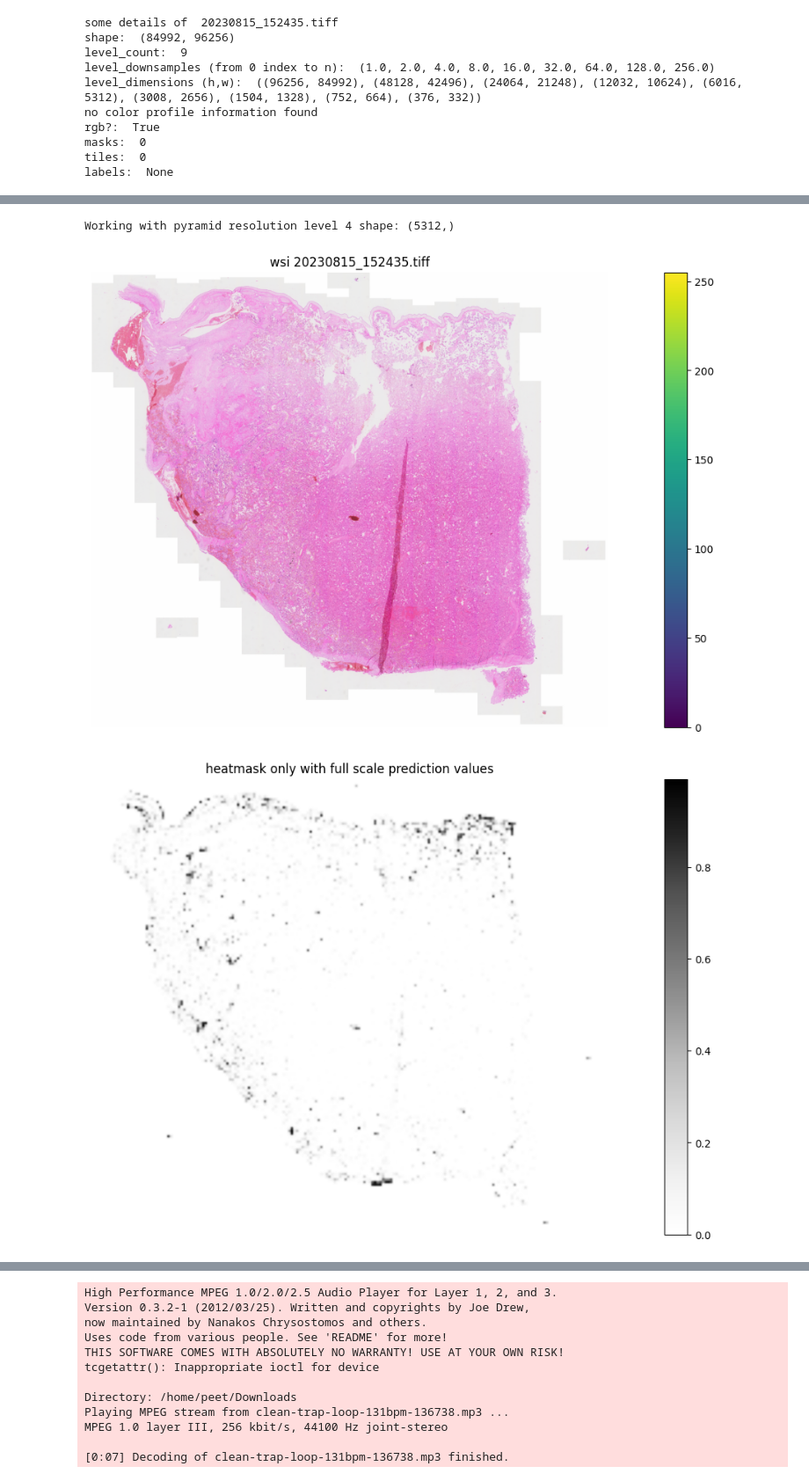
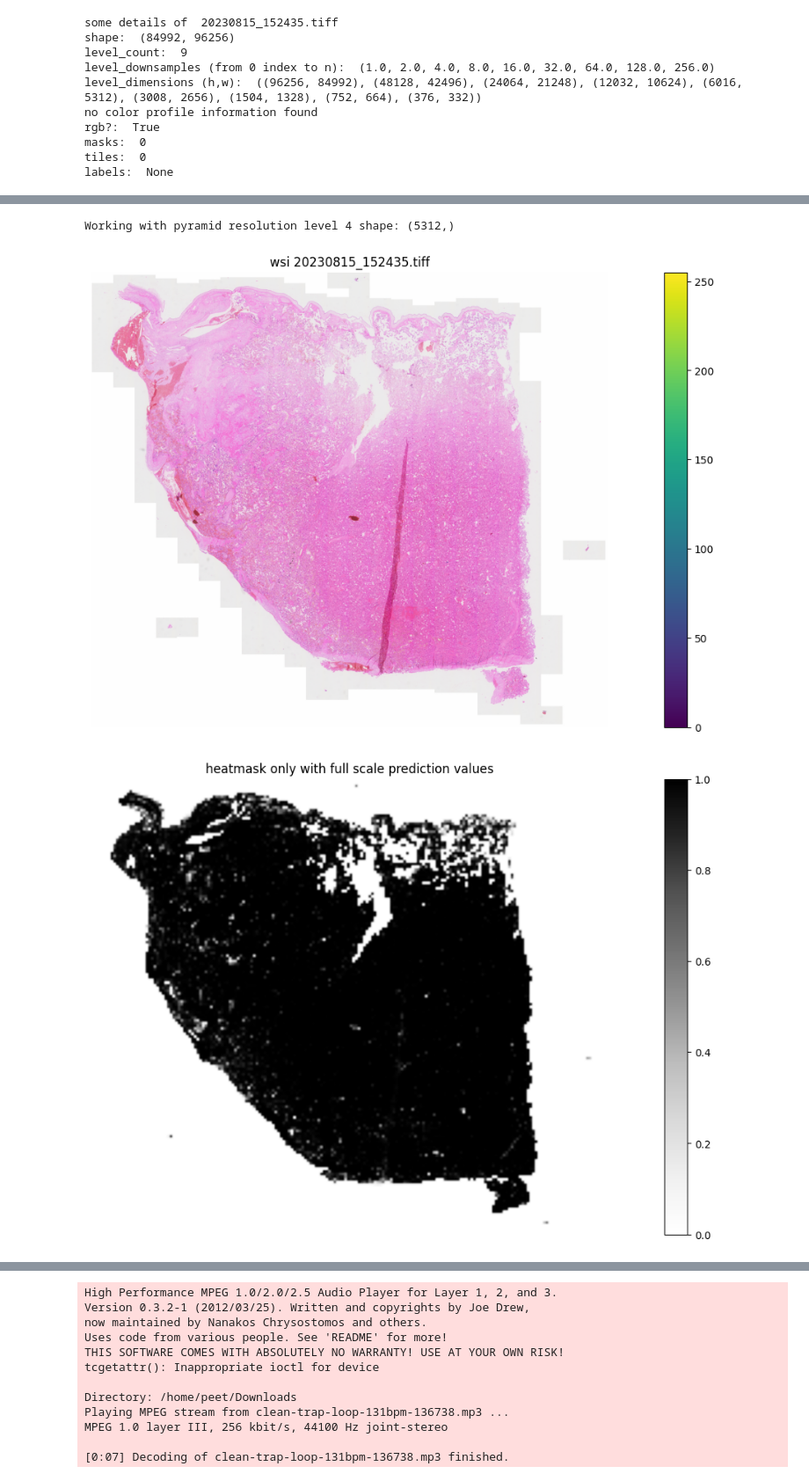
Before and after one commit to ph4s3r/cupid, a Jupyter notebook: slide-infer.ipynb, the cells around one changed output, grey strips where cells are left out. Shown at 88% size. Saved outputs shown, nothing was run; the diff lists cells and outputs as text; code cells hidden in the pictures.

Commit message:
infer 20230815_152435 with flipped classes

```diff
--- a/slide-infer.ipynb
+++ b/slide-infer.ipynb
@@ -110,6 +96,18 @@ rgb?:  True
 masks:  0
 tiles:  0
 labels:  None
+# %%
+# init tensorboard writer #
+###########################
+from torch.utils.tensorboard import SummaryWriter
+# tensorboard --logdir /mnt/bigdata/placenta/tensorboard_data
+# firefox http://localhost:6006/
+
+infer_session = f"infer-{pml_wsi.name.split('.')[-2]}-{model_checkpoint_file.split('/')[-1].split('.')[-2]}"
+
+tensorboard_log_dir = base_dir / "tensorboard_data" / infer_session
+
+writer = SummaryWriter(log_dir=tensorboard_log_dir, comment=infer_session)
 # %%
 # function to get tile keys and predictions for each slide #
 ############################################################
@@ -138,10 +136,8 @@ def infer(dataloader, model, slide_dim: tuple, tile_size = 500) -> dict():
     # heatmask array has 1 pixel per tile
     slide_dim_mini          = (slide_dim[0]//tile_size, slide_dim[1]//tile_size)
     heatmask                = np.zeros(slide_dim_mini, dtype=np.float32)
-    neg_predictions         = []
+    # positive predictions: the higher a value, the more certain the model about the tile featuring signs of an endpoint
     pos_predictions         = []
-
-    DEBUG = True
 
     with torch.no_grad():
         for images, _, labels_dict, _ in dataloader:
@@ -149,9 +145,7 @@ def infer(dataloader, model, slide_dim: tuple, tile_size = 500) -> dict():
             images = images.to(device)
             outputs = model(images)
             probabilities = torch.sigmoid(outputs)
-            neg_predictions_batch = probabilities[:, 0].cpu().numpy()
-            pos_predictions_batch = probabilities[:, 1].cpu().numpy() # storing the probability per tile of having an endpoint
-            neg_predictions.extend(neg_predictions_batch)
+            pos_predictions_batch = probabilities[:, 0].cpu().numpy() # storing the probability per tile of having an endpoint
             pos_predictions.extend(pos_predictions_batch)
 
             for i in range(batch_size):
@@ -160,8 +154,8 @@ def infer(dataloader, model, slide_dim: tuple, tile_size = 500) -> dict():
                 tile_y = tile_keys[1][:-1]
                 heatmask[int(tile_x)//tile_size, int(tile_y)//tile_size] = pos_predictions_batch[i]
 
-    return neg_predictions, pos_predictions, heatmask
+    return pos_predictions, heatmask
 
-neg_predictions, pos_predictions, heatmask = infer(dataloader, model, slide_dim=pml_wsi.shape, tile_size = 500)
+predictions_per_tile, heatmask = infer(dataloader, model, slide_dim=pml_wsi.shape, tile_size = 500)
 # %% [output]
 Using cuda
@@ -220,7 +195,7 @@ positiles_per_threshold = []
 # calculate positive tiles for each threshold
 for threshold in thresholds:
     pt = 0
-    for p in pos_predictions:
+    for p in predictions_per_tile:
         if p > threshold:
             pt = pt + 1
     positiles_per_threshold.append(pt)
@@ -253,5 +228,7 @@ ax.set_xlim(ax.get_xlim()[::-1])
 
 plt.grid(True)
 plt.show()
+
+writer.add_figure('Positive Tile vs Threshold', fig)
 # %% [output]
 The chart helps finding the prediction value threshold for positive tiles i.e. over what value should we consider a tile to reflect an endpoint.
@@ -284,7 +261,7 @@ def customTile():
 tile = customTile()
 
 # display original image only
-plt.figure(figsize=(20, 8))
+fig = plt.figure(figsize=(20, 8))
 wsi_height, wsi_width = pml_wsi.shape
 extent = [0, wsi_width, wsi_height, 0]
 plt.imshow(region, extent=extent)
@@ -293,39 +270,48 @@ plt.title(f'wsi {pml_wsi.name}')
 plt.axis('off')
 plt.show()
 
+writer.add_figure('Original WSI', fig)
+
 # display heatmask with all values
-plt.figure(figsize=(20, 8))
+fig = plt.figure(figsize=(20, 8))
 wsi_height, wsi_width = pml_wsi.shape
 extent = [0, wsi_width, wsi_height, 0]
 plt.imshow(heatmask, cmap='Greys', alpha=1, extent=extent, interpolation='hamming')
 plt.colorbar()
 plt.title('heatmask only with full scale prediction values')
 plt.axis('off')
 plt.show()
 
+writer.add_figure('Full spectrum heatmask', fig)
+
 # display heatmask with threshold
-plt.figure(figsize=(20, 8))
+fig = plt.figure(figsize=(20, 8))
 wsi_height, wsi_width = pml_wsi.shape
 extent = [0, wsi_width, wsi_height, 0]
 thresholded_heatmask = ma.masked_outside(heatmask, pos_threshold, 1)
 plt.imshow(thresholded_heatmask, cmap='YlGnBu', alpha=1, extent=extent, interpolation='nearest')
 plt.colorbar()
 plt.title(f'heatmask only above threshold of {pos_threshold}')
 plt.axis('off')
 plt.show()
+
+writer.add_figure(f'Heatmask only in range between {pos_threshold} and 1', fig)
 
 # display heatmask drawn on wsi
 plt.figure(figsize=(20, 8))
 wsi_height, wsi_width = pml_wsi.shape
 # extent = [0, wsi_width, wsi_height, 0] ??? also works
 extent = [0, wsi_width, wsi_height, 0]
 plt.imshow(region, extent=extent)
 plt.imshow(heatmask, cmap='Greys', alpha=0.7, extent=extent, interpolation='nearest')
 plt.colorbar()
 plt.title('heatmask overlay on wsi')
 plt.axis('off')
 plt.show()
+
+writer.add_figure(f'Full spectrum heatmask overlay on wsi', fig)
+writer.close()
 # %% [output]
 Working with pyramid resolution level 4 shape: (5312,)
 [figure]
-[figure, old version]
+[figure, new version]
```
Also changed, not shown: parts of 6 cells of this notebook.
